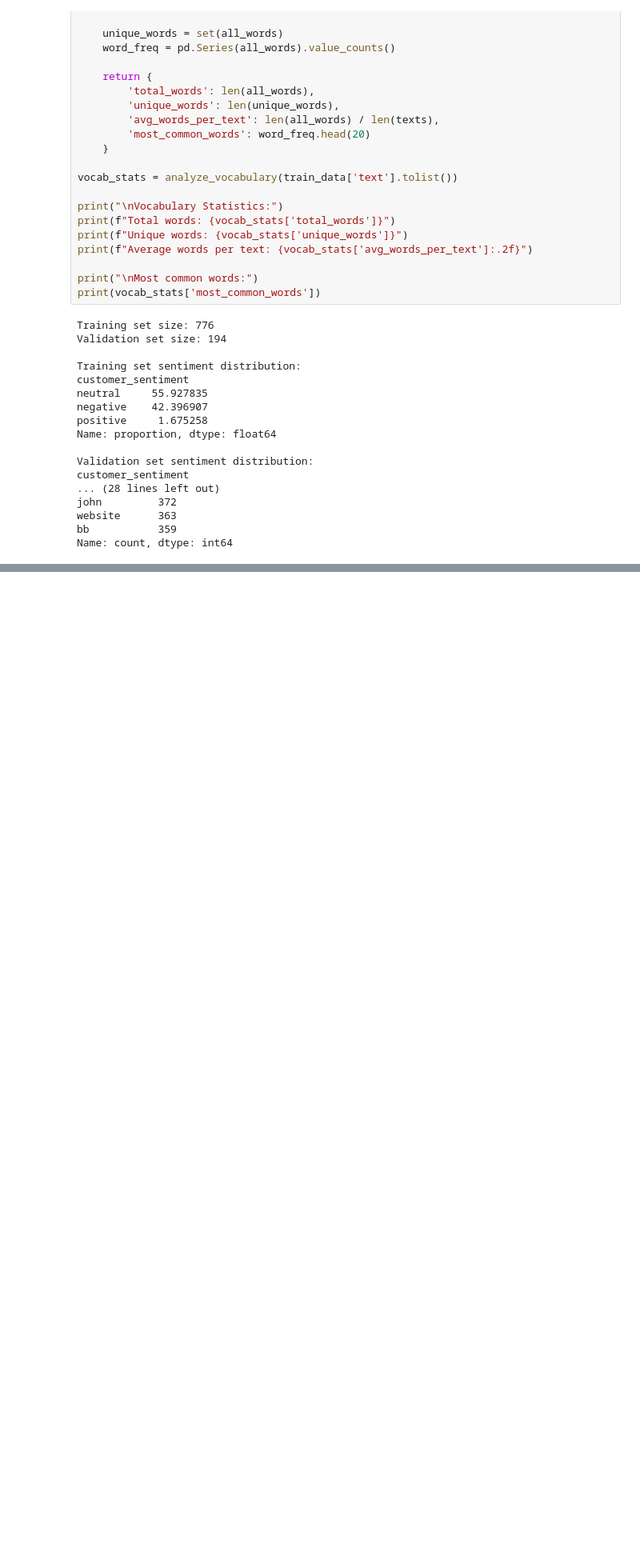
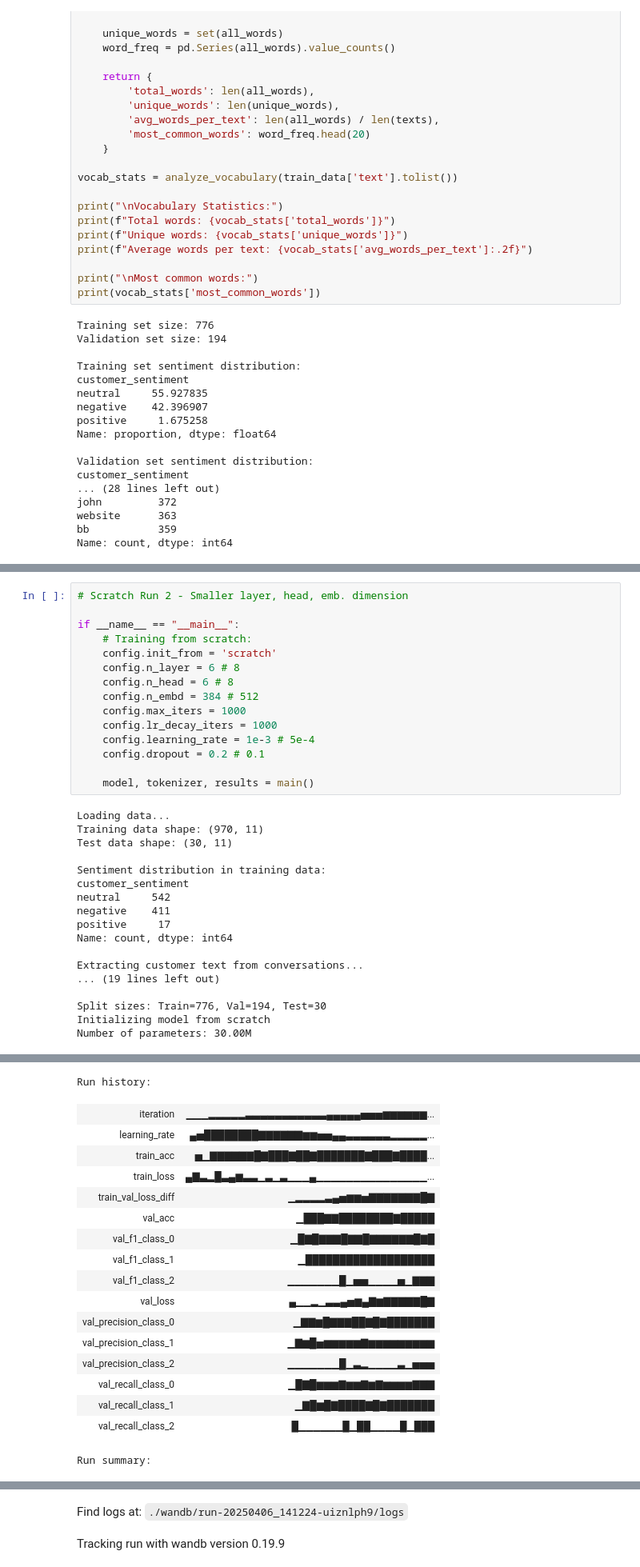
Before and after one commit to utkuden/DI725_assignment, a Jupyter notebook: Assignment_1.ipynb, the cells around one changed output, grey strips where cells are left out. Shown at 80% size. Cells and saved outputs as stored; diff of their text form; blank space fills up the shorter version.

```diff
--- a/Assignment_1.ipynb
+++ b/Assignment_1.ipynb
@@ -720,0 +1747,33 @@ prepare.py'daki gibi bir mapping yapılacak
+# %%
+# Scratch Run 2 - Smaller layer, head, emb. dimension
+
+if __name__ == "__main__":
+    # Training from scratch:
+    config.init_from = 'scratch'
+    config.n_layer = 6 # 8
+    config.n_head = 6 # 8
+    config.n_embd = 384 # 512
+    config.max_iters = 1000
+    config.lr_decay_iters = 1000
+    config.learning_rate = 1e-3 # 5e-4
+    config.dropout = 0.2 # 0.1
+
+    model, tokenizer, results = main()
+# %% [output]
+Loading data...
+Training data shape: (970, 11)
+Test data shape: (30, 11)
+
+Sentiment distribution in training data:
+customer_sentiment
+neutral     542
+negative    411
+positive     17
+Name: count, dtype: int64
+
+Extracting customer text from conversations...
+... (19 lines left out)
+
+Split sizes: Train=776, Val=194, Test=30
+Initializing model from scratch
+Number of parameters: 30.00M
@@ -720,0 +1781,18 @@ prepare.py'daki gibi bir mapping yapılacak
+Run history:
+| iteration | ▁▁▁▂▂▂▂▂▃▃▃▃▃▃▃▃▃▃▃▄▄▄▄▄▅▅▅▆▆▆▆▆▆... |
+| learning_rate | ▄▅████████▇▇▇▇▇▇▆▆▅▅▄▄▃▃▃▃▃▃▂▂▂▂▂... |
+| train_acc | ▅▁▇▇▇▇▇▇█▇███▇██▇███████▇███▇████... |
+| train_loss | ▄▇▃▂█▃▄▆▃▃▁▃▁▃▁▁▁▄▁▁▁▁▁▁▁▁▁▁▁▁▁▁▁... |
+| train_val_loss_diff | ▁▂▂▂▂▃▄▅▆▆▅▇▇▇▇▇▇▇█▇ |
+| val_acc | ▁███▇▇████████▇█████ |
+| val_f1_class_0 | ▁█▇█▇▇▇█▇▇█▇▇▇▇▇▇█▇█ |
+| val_f1_class_1 | ▁███████████████████ |
+| val_f1_class_2 | ▁▁▁▁▁▁▁█▁▅▅▁▁▁▁▅▁▇▇▇ |
+| val_loss | ▄▁▁▂▁▃▃▄▅▆▄▇▆▇▇▇▇▇█▇ |
+| val_precision_class_0 | ▁▇▇▆█▇▇▇██▇█▇███████ |
+| val_precision_class_1 | ▁▇▆█▅▆▆▆▆▆▇▆▆▆▆▆▆▆▆▆ |
+| val_precision_class_2 | ▁▁▁▁▁▁▁█▁▃▂▁▁▁▁▃▁▅▅▅ |
+| val_recall_class_0 | ▁█▇█▆▆▆▇▆▆▇▆▇▆▆▆▆▇▇▇ |
+| val_recall_class_1 | ▁▇█▆█▇████▇█▇███████ |
+| val_recall_class_2 | █▁▁▁▁▁▁█▁██▁▁▁▁█▁███ |
+Run summary:
@@ -720,0 +1818,2 @@ prepare.py'daki gibi bir mapping yapılacak
+Find logs at: ./wandb/run-20250406_141224-uiznlph9/logs
+Tracking run with wandb version 0.19.9
```
Also changed, not shown: parts of 33 cells of this notebook.
